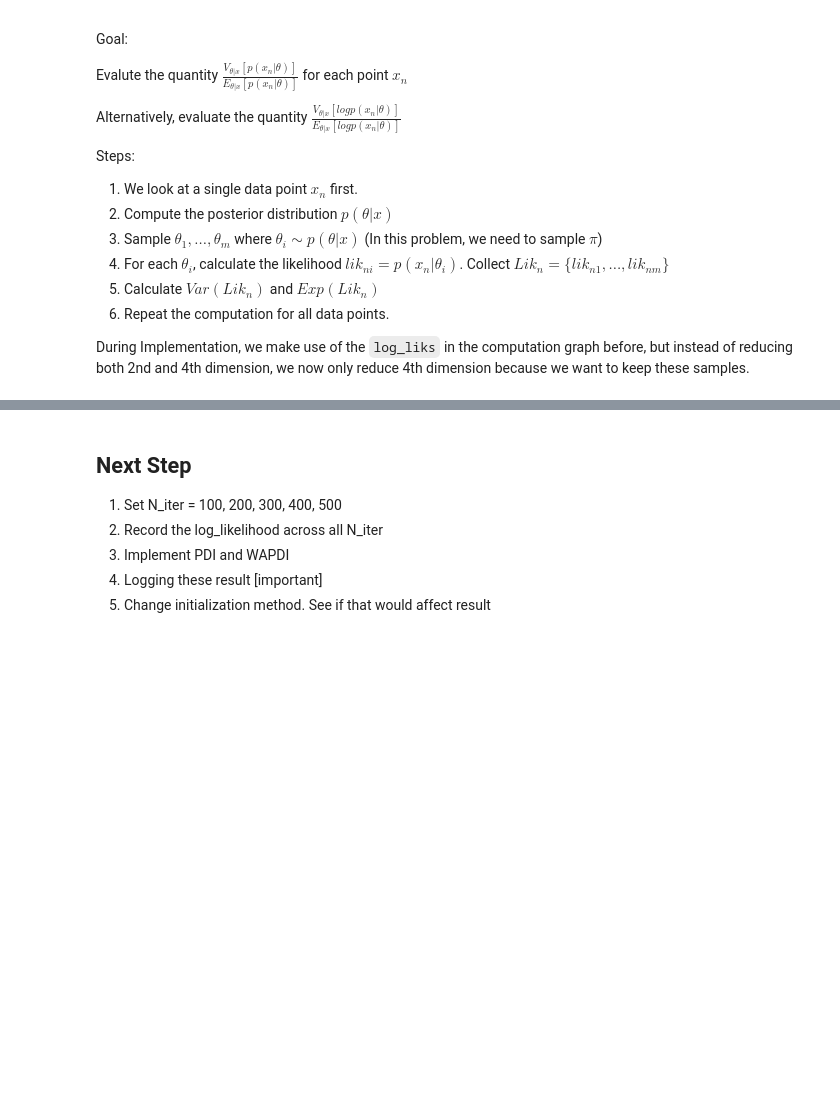
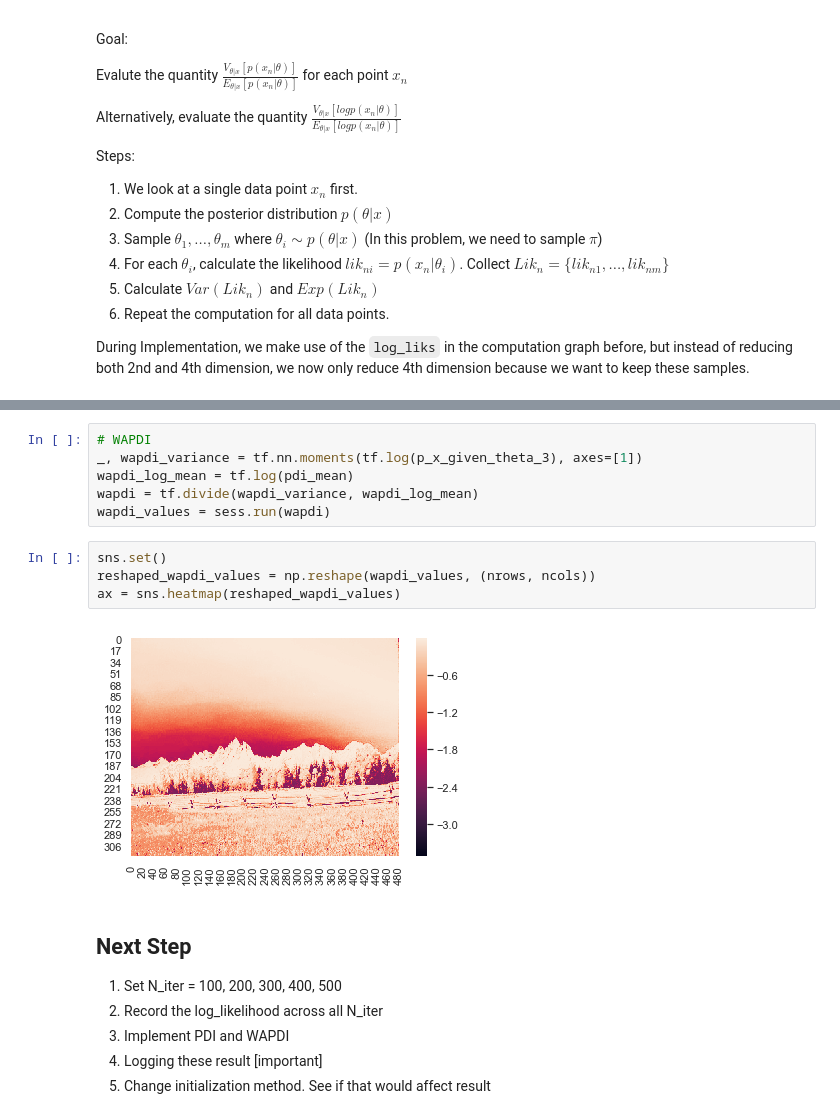
Before and after one commit to jiangzl2016/prob_prog_final_project, a Jupyter notebook: notebook-example/GMM_MCMC.ipynb, the cells around one changed output, grey strips where cells are left out. Cells and saved outputs as stored; diff of their text form; blank space fills up the shorter version.

```diff
--- a/notebook-example/GMM_MCMC.ipynb
+++ b/notebook-example/GMM_MCMC.ipynb
@@ -336,3 +321,15 @@ During Implementation, we make use of the `log_liks` in the computation graph be
+# %%
+# WAPDI
+_, wapdi_variance = tf.nn.moments(tf.log(p_x_given_theta_3), axes=[1])
+wapdi_log_mean = tf.log(pdi_mean)
+wapdi = tf.divide(wapdi_variance, wapdi_log_mean)
+wapdi_values = sess.run(wapdi)
+# %%
+sns.set()
+reshaped_wapdi_values = np.reshape(wapdi_values, (nrows, ncols))
+ax = sns.heatmap(reshaped_wapdi_values)
+# %% [output]
+[figure, added]
 # %% [markdown]
 ## Next Step
 1. Set N_iter = 100, 200, 300, 400, 500
```
Also changed, not shown: parts of 27 cells of this notebook.
